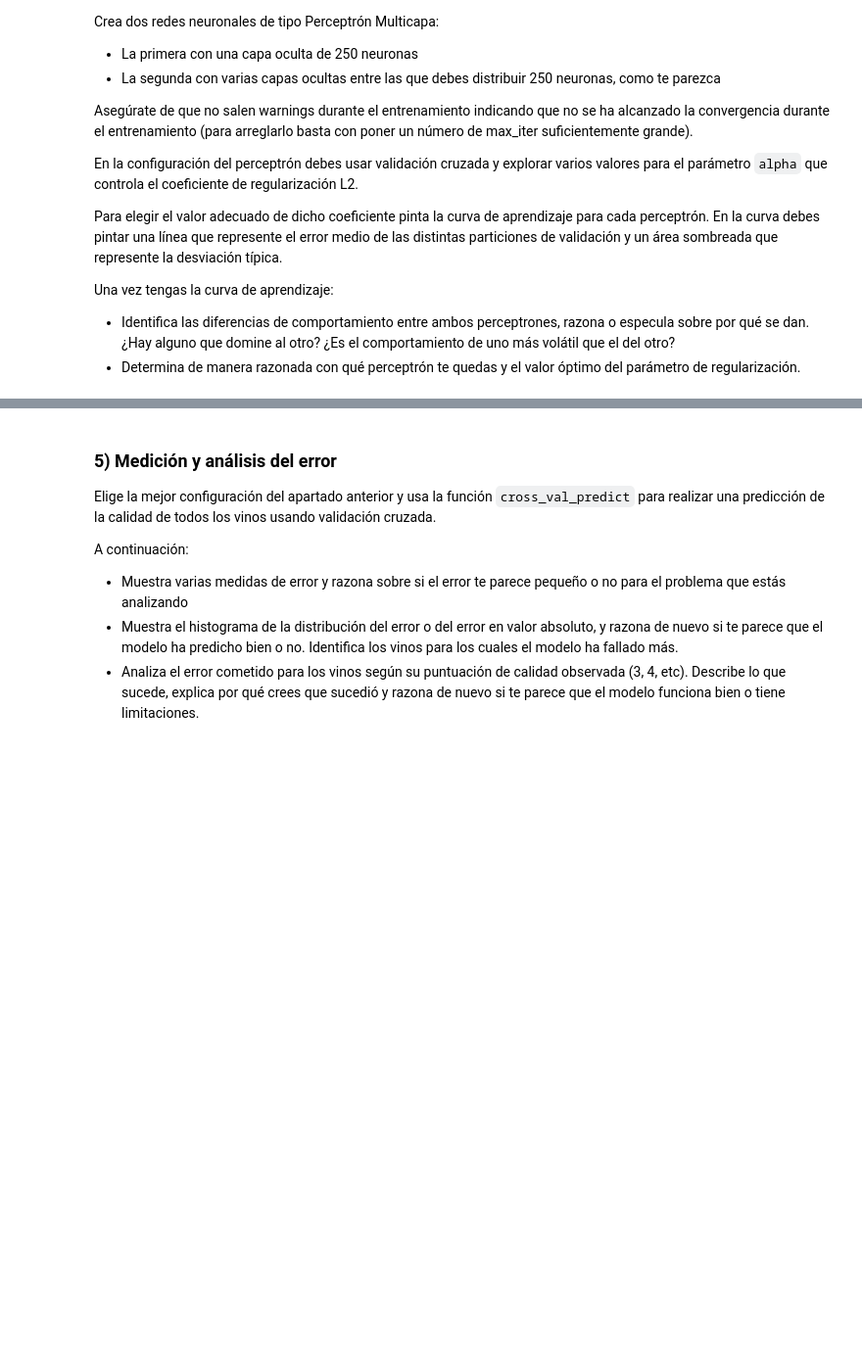
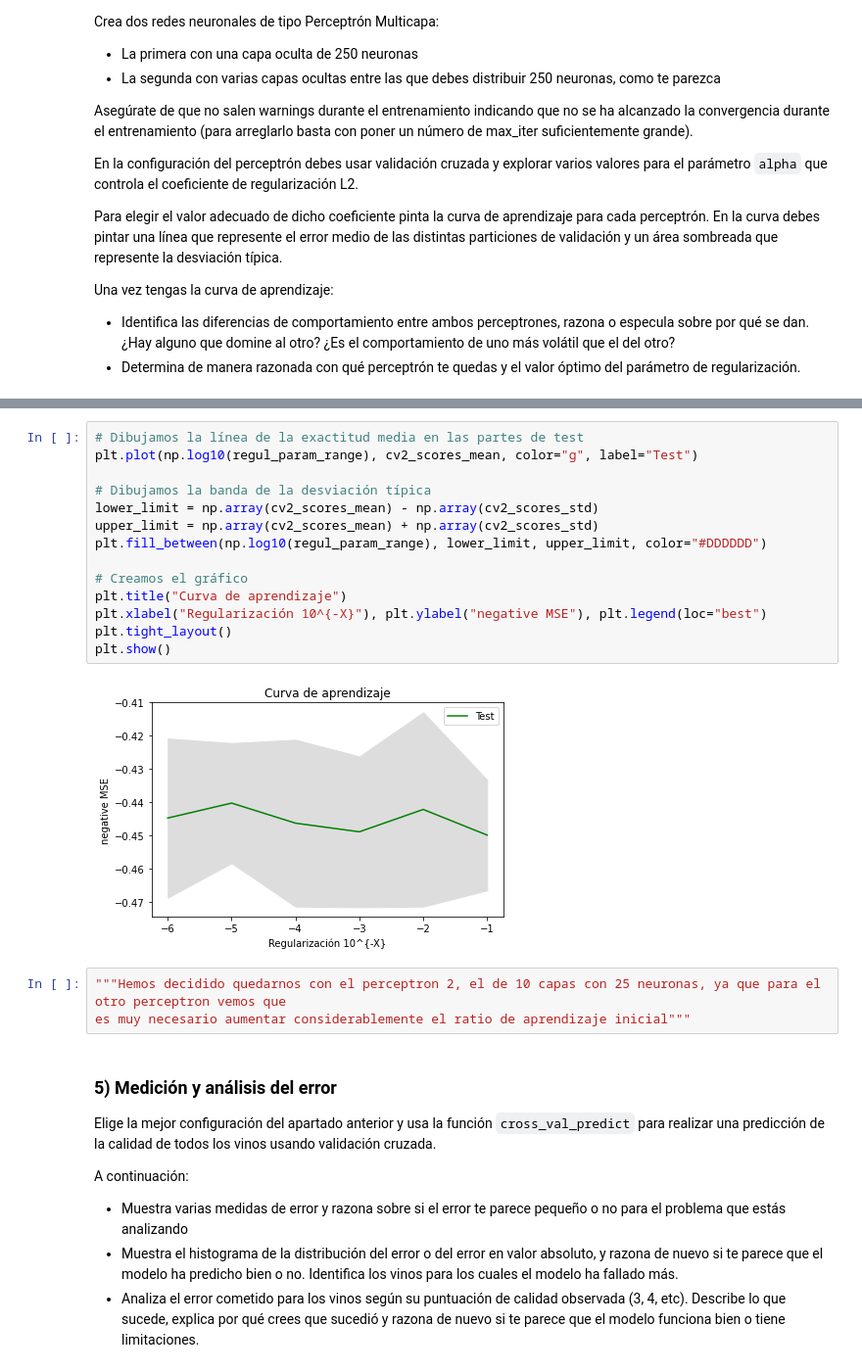
Before and after one commit to Carlanganas98/IA2, a Jupyter notebook: Pr1/P3_regresion_enunciado.ipynb, the cells around one changed output, grey strips where cells are left out. Shown at 98% size. Cells and saved outputs as stored; diff of their text form; blank space fills up the shorter version.

```diff
--- a/Pr1/P3_regresion_enunciado.ipynb
+++ b/Pr1/P3_regresion_enunciado.ipynb
@@ -99,3 +238,22 @@ Una vez tengas la curva de aprendizaje:
+# %%
+# Dibujamos la línea de la exactitud media en las partes de test
+plt.plot(np.log10(regul_param_range), cv2_scores_mean, color="g", label="Test")
+
+# Dibujamos la banda de la desviación típica
+lower_limit = np.array(cv2_scores_mean) - np.array(cv2_scores_std)
+upper_limit = np.array(cv2_scores_mean) + np.array(cv2_scores_std)
+plt.fill_between(np.log10(regul_param_range), lower_limit, upper_limit, color="#DDDDDD")
+
+# Creamos el gráfico
+plt.title("Curva de aprendizaje")
+plt.xlabel("Regularización 10^{-X}"), plt.ylabel("negative MSE"), plt.legend(loc="best")
+plt.tight_layout()
+plt.show()
+# %% [output]
+[figure, added]
+# %%
+"""Hemos decidido quedarnos con el perceptron 2, el de 10 capas con 25 neuronas, ya que para el otro perceptron vemos que
+es muy necesario aumentar considerablemente el ratio de aprendizaje inicial"""
 # %% [markdown]
 ### 5) Medición y análisis del error
 
```
Also changed, not shown: parts of 9 cells of this notebook.
